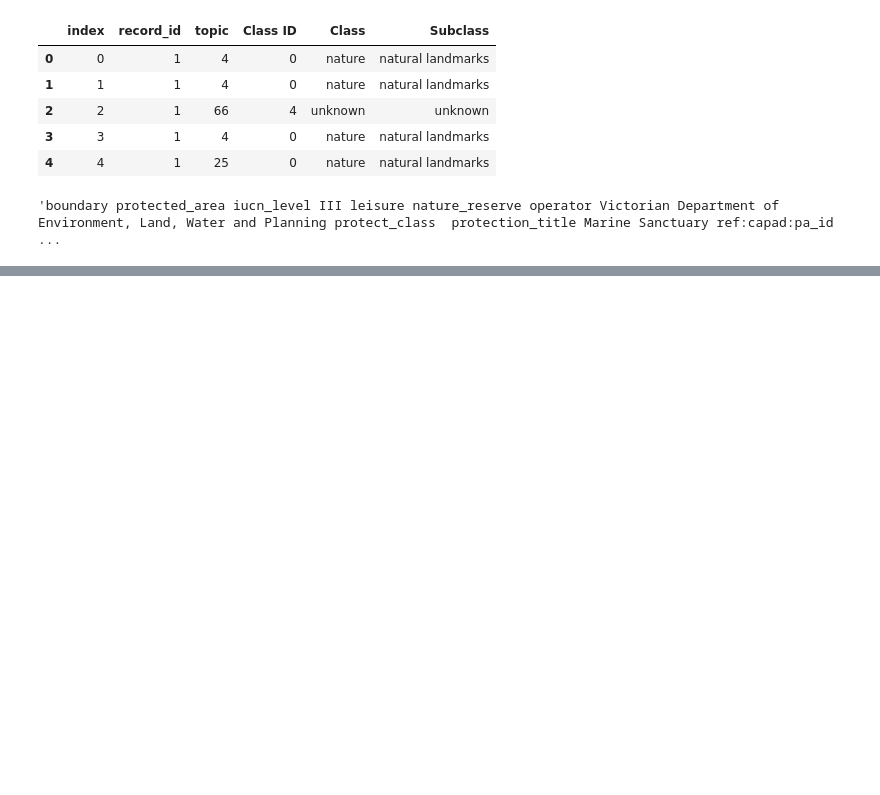
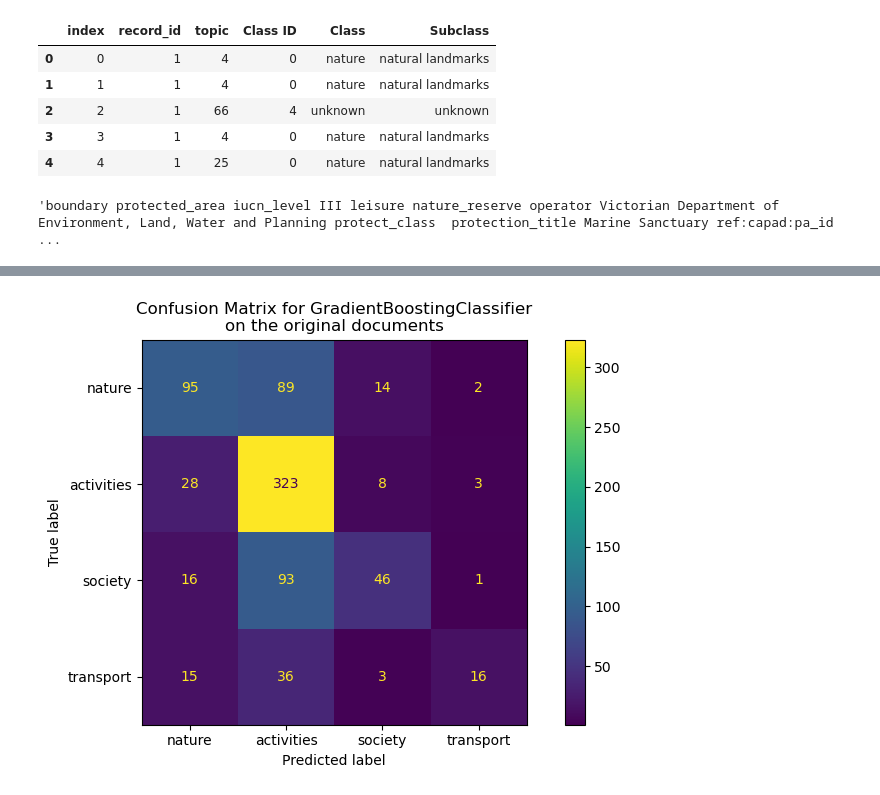
Before and after one commit to hamzeiehsan/leisure-walking-analysis, a Jupyter notebook: 4. final analysis.ipynb, the cells around one changed output, grey strips where cells are left out. Cells and saved outputs as stored; diff of their text form; code cells hidden in the pictures; blank space fills up the shorter version.

```diff
--- a/4. final analysis.ipynb
+++ b/4. final analysis.ipynb
@@ -461,0 +521,3 @@ classification_report(target_test, pred, output_dict=True)
+# %%
+all_keys = [k for keys in filtered_df['tags'] for k in keys]
+logger.info(f'all keys: {len(all_keys)} - unqiue keys: {len(set(all_keys))}')
@@ -461,0 +530,16 @@ classification_report(target_test, pred, output_dict=True)
+# %%
+class_dicts = filtered_df[['Class', 'tags']].to_dict(orient='records')
+classification_records = []
+for class_dict in class_dicts:
+    if class_dict['Class'] == 'unknown':
+        continue
+    classification_record = {'class': class_dict['Class']}
+    for feature in features:
+        if feature in class_dict['tags']:
+           classification_record[feature] = 1
+        else:
+            classification_record[feature] = 0
+    classification_records.append(classification_record)
+
+classfication_df = pd.DataFrame(classification_records)
+classfication_df.head()
@@ -461,0 +554,28 @@ classification_report(target_test, pred, output_dict=True)
+# %%
+from sklearn.ensemble import GradientBoostingClassifier
+
+y = classfication_df['class']
+X = classfication_df.drop('class', axis=1)
+
+X_train, X_test, y_train, y_test = train_test_split(X, y, test_size=0.2, stratify=y, random_state=432)
+clf = GradientBoostingClassifier(n_estimators=100, learning_rate=1.0, random_state=432)
+
+cv_results = cross_validate(clf, X_train, y_train, cv=10, return_estimator=True)
+clf = cv_results['estimator'][cv_results['test_score'].argmax()]
+cv_results['test_score']
+
+pred = clf.predict(X_test)
+# %%
+import matplotlib.pyplot as plt
+
+from sklearn.metrics import ConfusionMatrixDisplay
+
+fig, ax = plt.subplots(figsize=(10, 5))
+ConfusionMatrixDisplay.from_predictions(y_test, pred, ax=ax)
+ax.xaxis.set_ticklabels(target_names)
+ax.yaxis.set_ticklabels(target_names)
+_ = ax.set_title(
+    f"Confusion Matrix for {clf.__class__.__name__}\non the original documents"
+)
+# %% [output]
+[figure, added]
```
Also changed, not shown: parts of 23 cells of this notebook.
